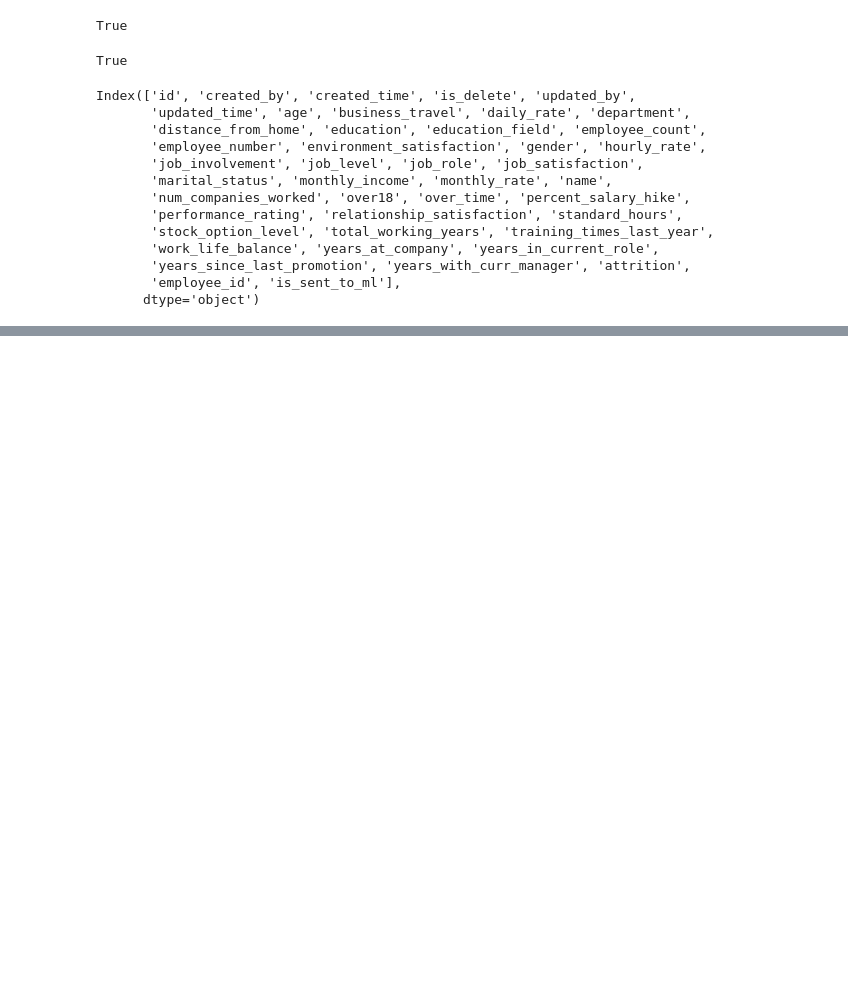
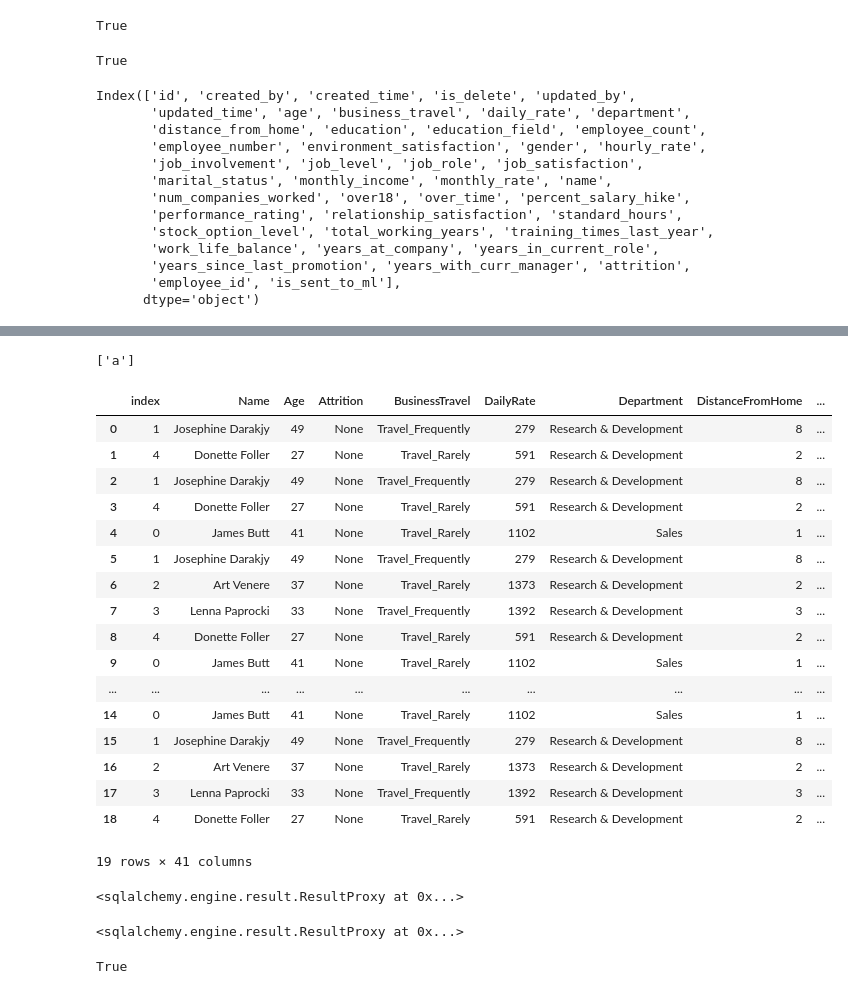
Before and after one commit to MahdiEsrafili/HR_Attrition_prediction, a Jupyter notebook: database_connection.ipynb, the cells around one changed output, grey strips where cells are left out. Drawn from its saved outputs; the diff is of its cells as text; code cells hidden in the pictures; blank space fills up the shorter version.

Commit message:
adds all_stars flask app. stars app adds,removes,gets to and from db

```diff
--- a/database_connection.ipynb
+++ b/database_connection.ipynb
@@ -458,0 +505,25 @@ Index(['id', 'created_by', 'created_time', 'is_delete', 'updated_by',
+# %%
+list(set(['a','b'])& set(['a','c']))
+# %% [output]
+['a']
+# %%
+pd.read_sql('stars_train_data', conn)
+# %% [output]
+|  | index | Name | Age | Attrition | BusinessTravel | DailyRate | Department | DistanceFromHome | ... |
+| 0 | 1 | Josephine Darakjy | 49 | None | Travel_Frequently | 279 | Research & Development | 8 | ... |
+| 1 | 4 | Donette Foller | 27 | None | Travel_Rarely | 591 | Research & Development | 2 | ... |
+| 2 | 1 | Josephine Darakjy | 49 | None | Travel_Frequently | 279 | Research & Development | 8 | ... |
+| 3 | 4 | Donette Foller | 27 | None | Travel_Rarely | 591 | Research & Development | 2 | ... |
+| 4 | 0 | James Butt | 41 | None | Travel_Rarely | 1102 | Sales | 1 | ... |
+| 5 | 1 | Josephine Darakjy | 49 | None | Travel_Frequently | 279 | Research & Development | 8 | ... |
+| 6 | 2 | Art Venere | 37 | None | Travel_Rarely | 1373 | Research & Development | 2 | ... |
+| 7 | 3 | Lenna Paprocki | 33 | None | Travel_Frequently | 1392 | Research & Development | 3 | ... |
+| 8 | 4 | Donette Foller | 27 | None | Travel_Rarely | 591 | Research & Development | 2 | ... |
+| 9 | 0 | James Butt | 41 | None | Travel_Rarely | 1102 | Sales | 1 | ... |
+| ... | ... | ... | ... | ... | ... | ... | ... | ... | ... |
+| 14 | 0 | James Butt | 41 | None | Travel_Rarely | 1102 | Sales | 1 | ... |
+| 15 | 1 | Josephine Darakjy | 49 | None | Travel_Frequently | 279 | Research & Development | 8 | ... |
+| 16 | 2 | Art Venere | 37 | None | Travel_Rarely | 1373 | Research & Development | 2 | ... |
+| 17 | 3 | Lenna Paprocki | 33 | None | Travel_Frequently | 1392 | Research & Development | 3 | ... |
+| 18 | 4 | Donette Foller | 27 | None | Travel_Rarely | 591 | Research & Development | 2 | ... |
+19 rows × 41 columns
@@ -458,0 +534,14 @@ Index(['id', 'created_by', 'created_time', 'is_delete', 'updated_by',
+# %%
+q = db_train_data.delete().where(db_train_data.c.Name.in_(['Art Venere', 'Lenna Paprocki']))
+conn.execute(q)
+# %% [output]
+<sqlalchemy.engine.result.ResultProxy at 0x...>
+# %%
+q = db_train_data.select().limit(2)
+conn.execute(q)
+# %% [output]
+<sqlalchemy.engine.result.ResultProxy at 0x...>
+# %%
+type([4]) == list
+# %% [output]
+True
```
Also changed, not shown: parts of 10 cells of this notebook, 5 other files.
